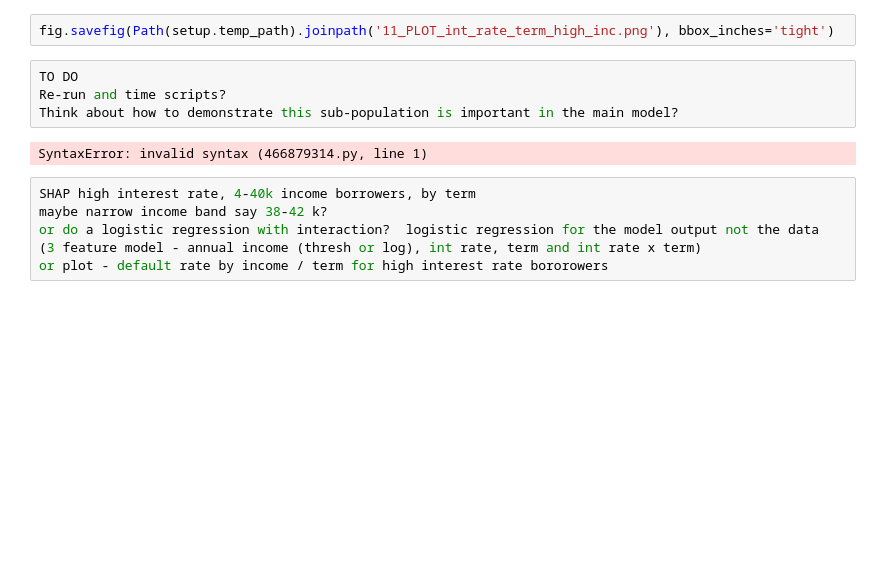
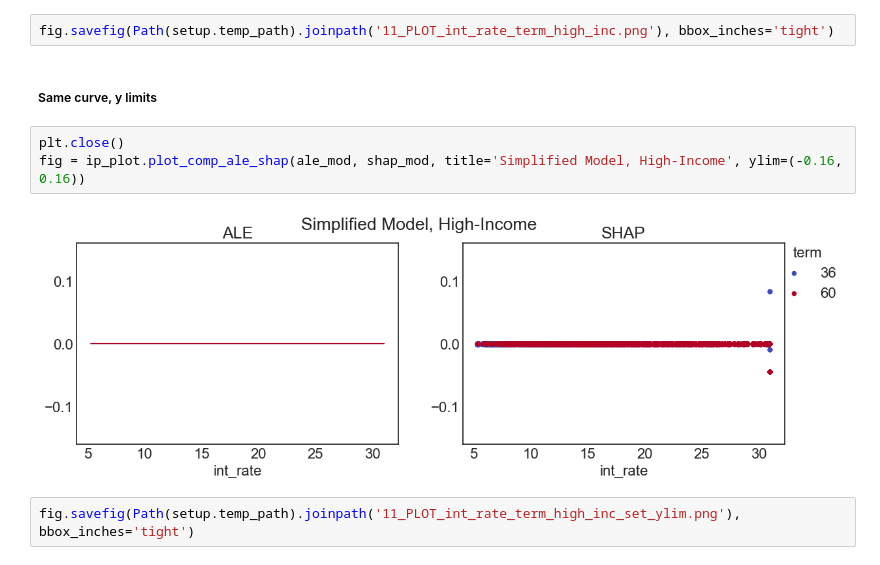
Before and after one commit to vla6/Blog_interactions, a Jupyter notebook: 11_int_term_cust_tree.ipynb, the cells around one changed output. Saved outputs shown, nothing was run; the diff lists cells and outputs as text; blank space fills up the shorter version.

```diff
--- a/11_int_term_cust_tree.ipynb
+++ b/11_int_term_cust_tree.ipynb
@@ -224,15 +186,12 @@ fig = ip_plot.plot_comp_ale_shap(ale_mod, shap_mod, title='Simplified Model, Hig
 [figure]
 # %%
 fig.savefig(Path(setup.temp_path).joinpath('11_PLOT_int_rate_term_high_inc.png'), bbox_inches='tight')
-# %%
-TO DO
-Re-run and time scripts?
-Think about how to demonstrate this sub-population is important in the main model?
-# %% [output]
-SyntaxError: invalid syntax (466879314.py, line 1)
-# %%
-SHAP high interest rate, 4-40k income borrowers, by term
-maybe narrow income band say 38-42 k?
-or do a logistic regression with interaction?  logistic regression for the model output not the data
-(3 feature model - annual income (thresh or log), int rate, term and int rate x term)
-or plot - default rate by income / term for high interest rate bororowers
+# %% [markdown]
+##### Same curve, y limits
+# %%
+plt.close()
+fig = ip_plot.plot_comp_ale_shap(ale_mod, shap_mod, title='Simplified Model, High-Income', ylim=(-0.16, 0.16))
+# %% [output]
+[figure, added]
+# %%
+fig.savefig(Path(setup.temp_path).joinpath('11_PLOT_int_rate_term_high_inc_set_ylim.png'), bbox_inches='tight')
```
Also changed, not shown: parts of 14 cells of this notebook.
